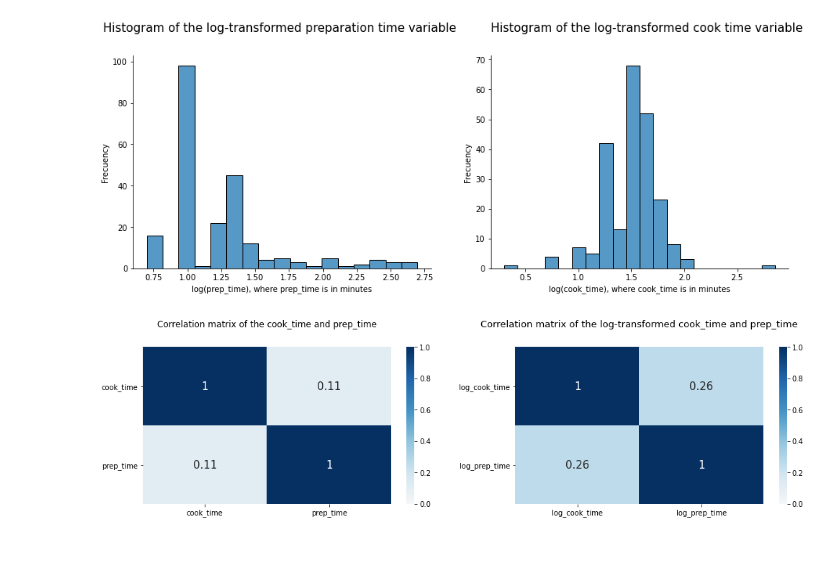
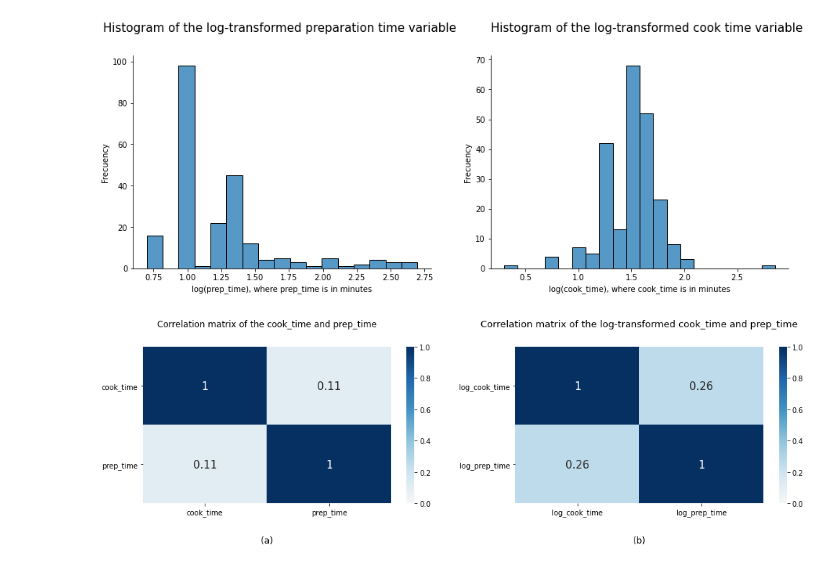
Before and after one commit to aijimenez/EDA_indian_food, a Jupyter notebook: Correlation_Covariance_2variables.ipynb, the cells around one changed output. Saved outputs shown, nothing was run; the diff lists cells and outputs as text; code cells hidden in the pictures.

```diff
--- a/Correlation_Covariance_2variables.ipynb
+++ b/Correlation_Covariance_2variables.ipynb
@@ -232,35 +232,37 @@ plt.figure(figsize=(17,4))
 #plot 1
 plt.subplot(1, 2, 1)
 
-sns.heatmap(round(indian_food[['cook_time', 'prep_time']].corr(), 3),
+ax = sns.heatmap(round(indian_food[['cook_time', 'prep_time']].corr(), 3),
             cmap='RdBu',
             center=0,
             vmin=0, vmax=1,
             annot=True,
             annot_kws={
                 'fontsize':15
             })
 
 plt.title("Correlation matrix of the cook_time and prep_time", y=1.1)
 plt.yticks(rotation=360)
+ax.text(x=0.95, y=2.5, s='(a)', fontsize=12) # agrega texto
 
 #plot 2
 plt.subplot(1, 2, 2)
 
-sns.heatmap(round(indian_food[['log_cook_time', 'log_prep_time']].corr(), 3),
+ax1 = sns.heatmap(round(indian_food[['log_cook_time', 'log_prep_time']].corr(), 3),
             cmap='RdBu',
             center=0,
             vmin=0, vmax=1,
             annot=True,
             annot_kws={
                 'fontsize':15
             })
 
 plt.title("Correlation matrix of the log-transformed cook_time and prep_time", y=1.1, fontsize=13)
 plt.yticks(rotation=360)
+ax1.text(x=0.95, y=2.5, s='(b)', fontsize=12) # agrega texto
 
 
 
 plt.show()
 # %% [output]
-[figure, old version]
+[figure, new version]
```
Also changed, not shown: parts of 1 cell of this notebook, 1 other file.
